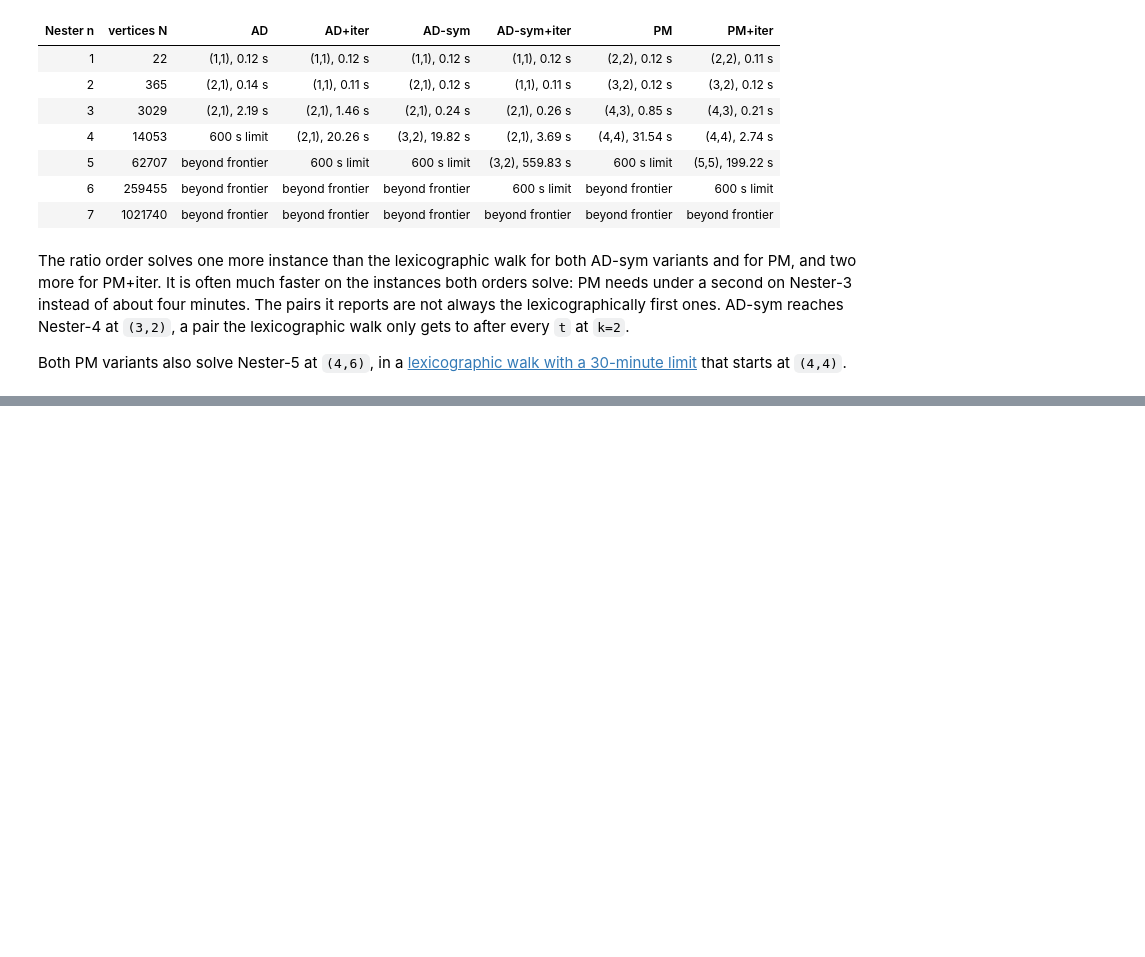
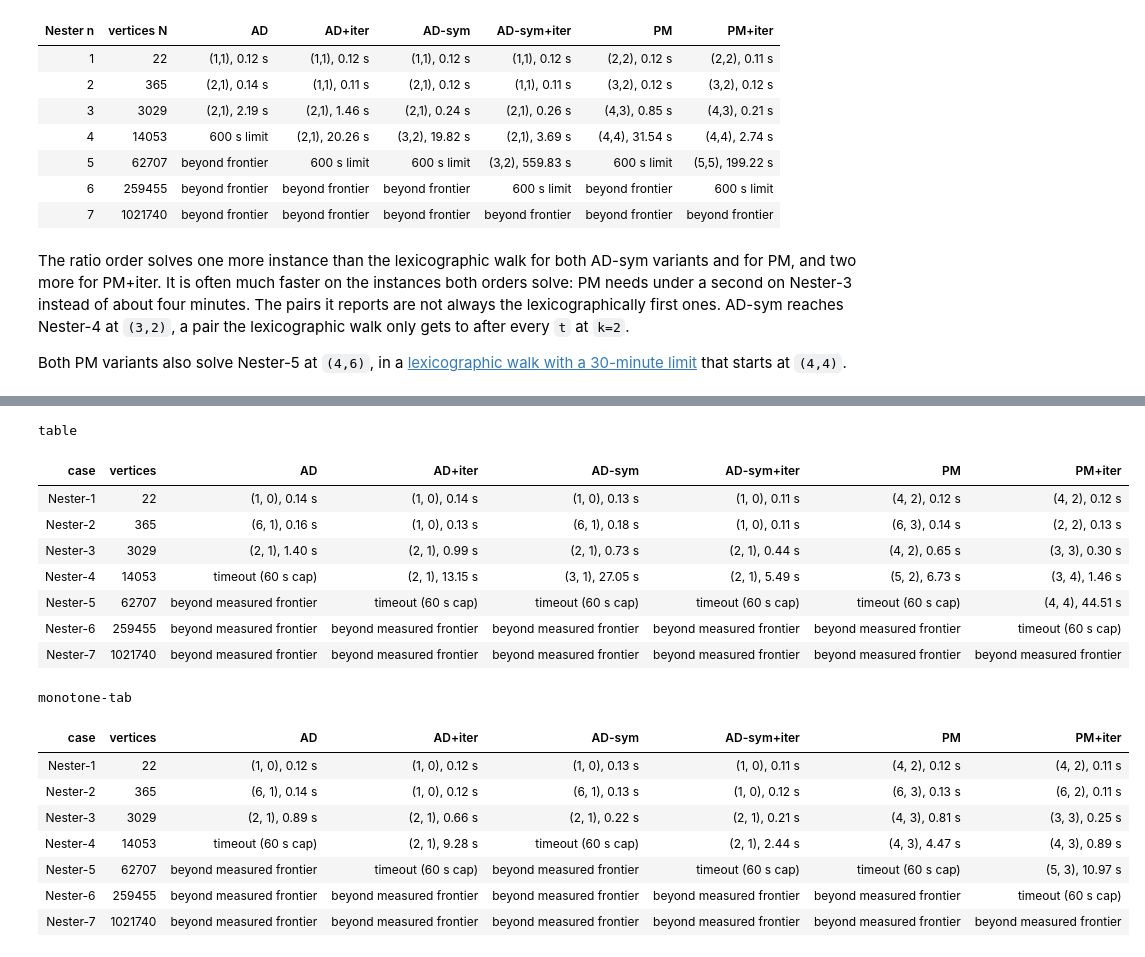
Before and after one commit to vfluegel/strahler-tree-experiments, a Jupyter notebook: jupyter-examples/08-lexicographic-adaptive-nester.ipynb, the cells around one changed output, grey strips where cells are left out. Saved outputs shown, nothing was run; the diff lists cells and outputs as text; code cells hidden in the pictures; blank space fills up the shorter version.

```diff
--- a/jupyter-examples/08-lexicographic-adaptive-nester.ipynb
+++ b/jupyter-examples/08-lexicographic-adaptive-nester.ipynb
@@ -249,0 +259,30 @@ Both PM variants also solve Nester-5 at `(4,6)`, in a
+# %%
+from family_benchmarks import recorded as family_recorded, result_text as family_result_text
+
+current_info, current = family_recorded("nester", HERE / "nester/table-orders-canonical-60s.json")
+current_cases = {(r["game"], r["backend"], r["order"]): r for r in current["rows"]}
+for order in current["orders"]:
+    print(order)
+    table(["case", "vertices", *BACKENDS],
+          [[g["label"], g["vertices"],
+            *[family_result_text(current_cases[g["id"], b, order]) for b in BACKENDS]]
+           for g in current_info["games"]])
+# %% [output]
+table
+| case | vertices | AD | AD+iter | AD-sym | AD-sym+iter | PM | PM+iter |
+| Nester-1 | 22 | (1, 0), 0.14 s | (1, 0), 0.14 s | (1, 0), 0.13 s | (1, 0), 0.11 s | (4, 2), 0.12 s | (4, 2), 0.12 s |
+| Nester-2 | 365 | (6, 1), 0.16 s | (1, 0), 0.13 s | (6, 1), 0.18 s | (1, 0), 0.11 s | (6, 3), 0.14 s | (2, 2), 0.13 s |
+| Nester-3 | 3029 | (2, 1), 1.40 s | (2, 1), 0.99 s | (2, 1), 0.73 s | (2, 1), 0.44 s | (4, 2), 0.65 s | (3, 3), 0.30 s |
+| Nester-4 | 14053 | timeout (60 s cap) | (2, 1), 13.15 s | (3, 1), 27.05 s | (2, 1), 5.49 s | (5, 2), 6.73 s | (3, 4), 1.46 s |
+| Nester-5 | 62707 | beyond measured frontier | timeout (60 s cap) | timeout (60 s cap) | timeout (60 s cap) | timeout (60 s cap) | (4, 4), 44.51 s |
+| Nester-6 | 259455 | beyond measured frontier | beyond measured frontier | beyond measured frontier | beyond measured frontier | beyond measured frontier | timeout (60 s cap) |
+| Nester-7 | 1021740 | beyond measured frontier | beyond measured frontier | beyond measured frontier | beyond measured frontier | beyond measured frontier | beyond measured frontier |
+monotone-tab
+| case | vertices | AD | AD+iter | AD-sym | AD-sym+iter | PM | PM+iter |
+| Nester-1 | 22 | (1, 0), 0.12 s | (1, 0), 0.12 s | (1, 0), 0.13 s | (1, 0), 0.11 s | (4, 2), 0.12 s | (4, 2), 0.11 s |
+| Nester-2 | 365 | (6, 1), 0.14 s | (1, 0), 0.12 s | (6, 1), 0.13 s | (1, 0), 0.12 s | (6, 3), 0.13 s | (6, 2), 0.11 s |
+| Nester-3 | 3029 | (2, 1), 0.89 s | (2, 1), 0.66 s | (2, 1), 0.22 s | (2, 1), 0.21 s | (4, 3), 0.81 s | (3, 3), 0.25 s |
+| Nester-4 | 14053 | timeout (60 s cap) | (2, 1), 9.28 s | timeout (60 s cap) | (2, 1), 2.44 s | (4, 3), 4.47 s | (4, 3), 0.89 s |
+| Nester-5 | 62707 | beyond measured frontier | timeout (60 s cap) | beyond measured frontier | timeout (60 s cap) | timeout (60 s cap) | (5, 3), 10.97 s |
+| Nester-6 | 259455 | beyond measured frontier | beyond measured frontier | beyond measured frontier | beyond measured frontier | beyond measured frontier | timeout (60 s cap) |
+| Nester-7 | 1021740 | beyond measured frontier | beyond measured frontier | beyond measured frontier | beyond measured frontier | beyond measured frontier | beyond measured frontier |
```
Also changed, not shown: parts of 8 cells of this notebook, 19 other files.
